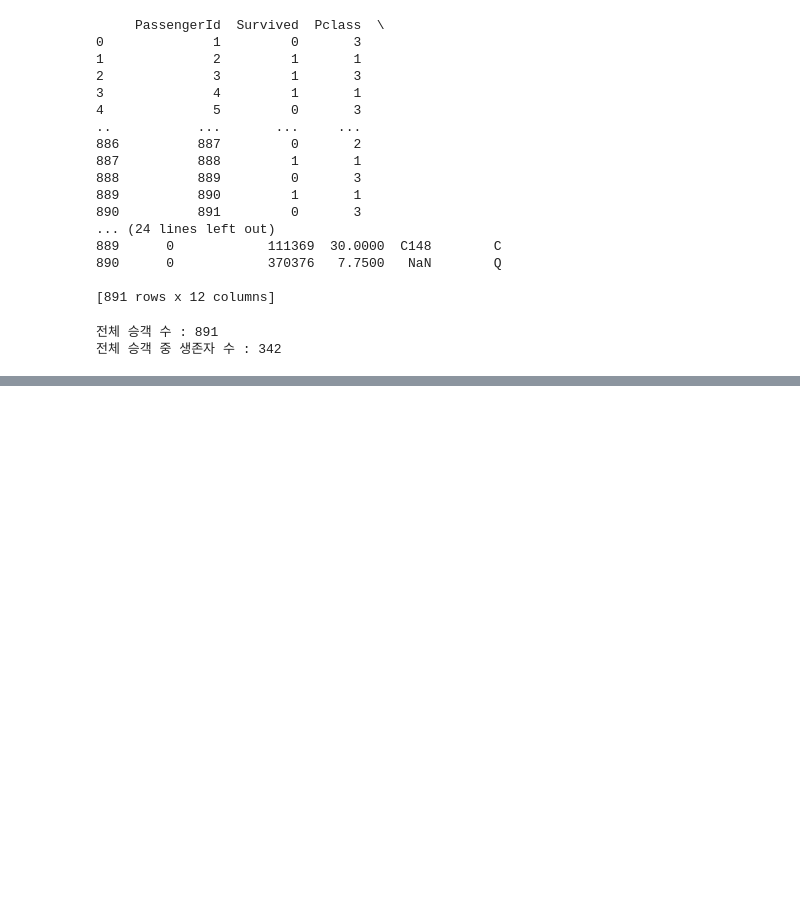
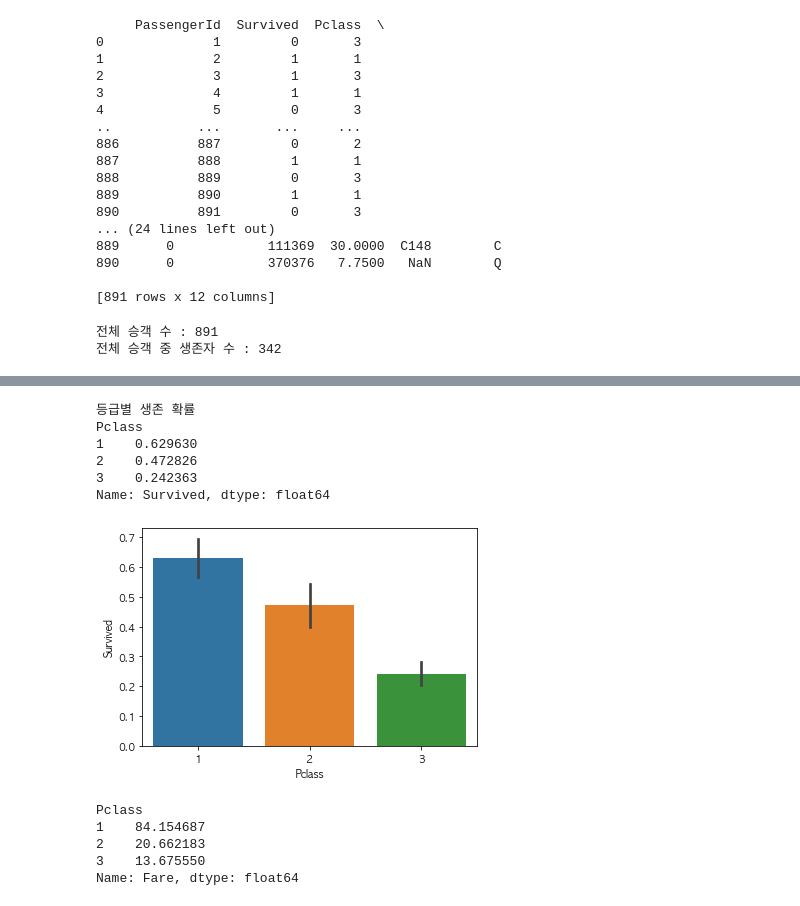
Before and after one commit to il-kwang/quiz, a Jupyter notebook: ML/titanic/titanic.ipynb, the cells around one changed output, grey strips where cells are left out. Drawn from its saved outputs; the diff is of its cells as text; code cells hidden in the pictures; blank space fills up the shorter version.

```diff
--- a/ML/titanic/titanic.ipynb
+++ b/ML/titanic/titanic.ipynb
@@ -115,0 +120,31 @@ plt.show()
+# %%
+#좌석 등급별 생존자 비율
+#좌석 등급에 따라 생존자 비율이 달라지는지 확인 등급은 총 3가지가 있음
+
+print(f"등급별 생존 확률 \n{df.groupby('Pclass')['Survived'].mean()}")
+#좌석 등급별 생존자 비율 시각화
+sns.barplot(data=df, x='Pclass', y='Survived')
+plt.show()
+#그래프로 알 수 있는 것은 1등급이 생존률이 높고 3등급이 낮다
+#3등급의 경우 생존률이 25%도 되지 않는다.
+#1등급의 경우 생존률이 63%에 달한다.
+#좌석 등급에 따라 생존률이 달라지는 것을 알 수 있다.
+# %% [output]
+등급별 생존 확률
+Pclass
+1    0.629630
+2    0.472826
+3    0.242363
+Name: Survived, dtype: float64
+[figure, added]
+# %%
+#등급별 티켓 가격
+
+Fare_cleass = df.groupby('Pclass').mean()['Fare']
+print(Fare_cleass)
+# %% [output]
+Pclass
+1    84.154687
+2    20.662183
+3    13.675550
+Name: Fare, dtype: float64
```
Also changed, not shown: parts of 5 cells of this notebook, 1 other file.
